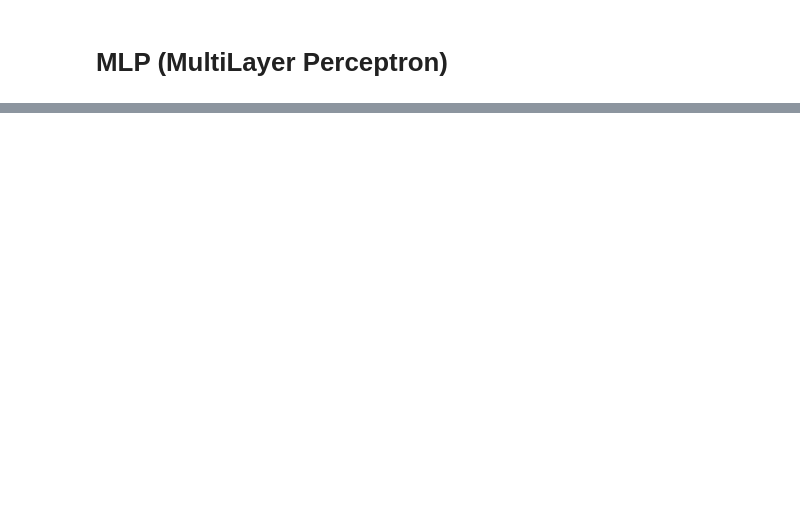
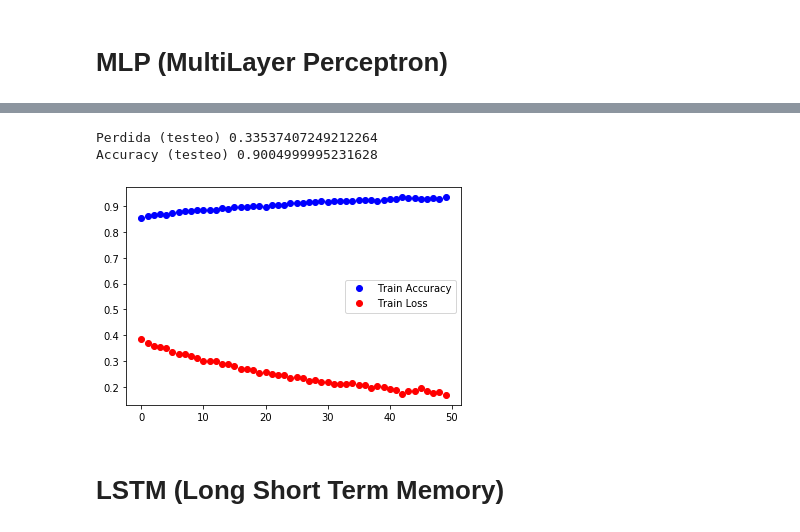
Before and after one commit to aeonryu/clases_datamex1019, a Jupyter notebook: w8_d1 - Neural Networks.ipynb, the cells around one changed output, grey strips where cells are left out. Cells and saved outputs as stored; diff of their text form; code cells hidden in the pictures; blank space fills up the shorter version.

```diff
--- a/w8_d1 - Neural Networks.ipynb
+++ b/w8_d1 - Neural Networks.ipynb
@@ -13,0 +193,28 @@ from sklearn.metrics import confusion_matrix, roc_curve, roc_auc_score
+# %%
+X_train=X_train.astype('float')/255
+X_test=X_test.astype('float')/255
+# %%
+batch=256
+n_clases=10
+epocas=50
+# %%
+modelo=Sequential()
+
+modelo.add(Conv2D(32, (3,3), activation='relu', kernel_initializer='he_normal', input_shape=input_shape))
+modelo.add(MaxPooling2D((2,2)))
+modelo.add(Dropout(0.25))
+
+modelo.add(Conv2D(64, (3,3), activation='relu'))
+modelo.add(MaxPooling2D((2,2)))
+modelo.add(Dropout(0.25))
+
+modelo.add(Conv2D(128, (3,3), activation='relu'))
+modelo.add(Dropout(0.4))
+modelo.add(Flatten())
+
+modelo.add(Dense(128, activation='relu'))
+modelo.add(Dropout(0.3))
+
+modelo.add(Dense(n_clases, activation='softmax'))
+
+modelo.compile(loss=keras.losses.categorical_crossentropy, optimizer=keras.optimizers.Adam(), metrics=['accuracy'])
@@ -13,0 +241,23 @@ from sklearn.metrics import confusion_matrix, roc_curve, roc_auc_score
+# %%
+historico=modelo.fit(X_train, y_train, batch_size=batch, epochs=epocas, verbose=0)
+# %%
+score=modelo.evaluate(X_test, y_test, verbose=0)
+
+print ('Perdida (testeo)', score[0])
+print ('Accuracy (testeo)', score[1])
+# %% [output]
+Perdida (testeo) 0.33537407249212264
+Accuracy (testeo) 0.9004999995231628
+# %%
+acc=historico.history['accuracy']
+loss=historico.history['loss']
+epocas=range(len(acc))
+
+plt.plot(epocas, acc, 'bo', label='Train Accuracy')
+plt.plot(epocas, loss, 'ro', label='Train Loss')
+plt.legend()
+plt.plot();
+# %% [output]
+[figure, added]
+# %% [markdown]
+# LSTM (Long Short Term Memory)
```
Also changed, not shown: parts of 27 cells of this notebook.
